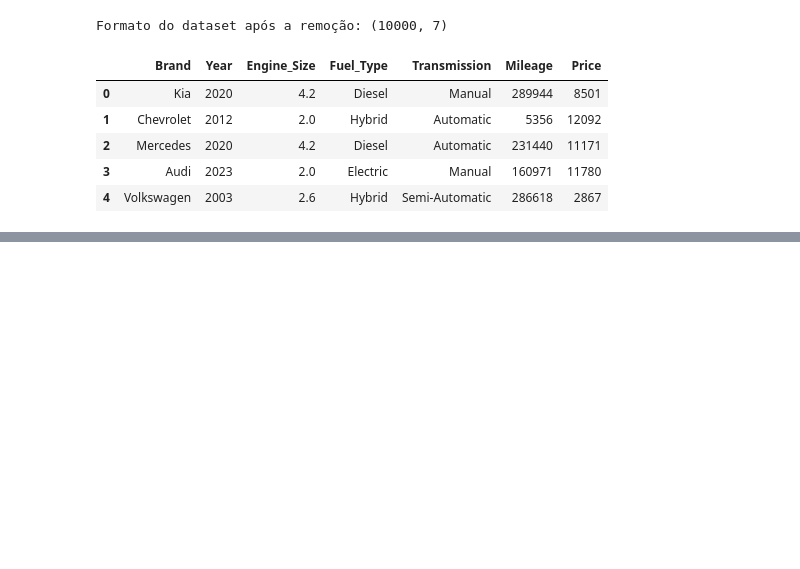
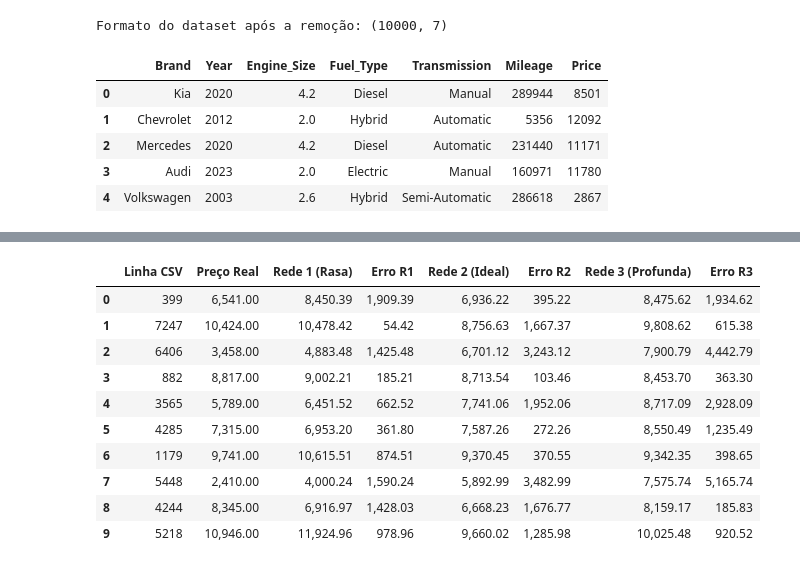
Before and after one commit to DanielMeloN/Prova_3i.a, a Jupyter notebook: prova3 i.a/car_price_analysis_novo.ipynb, the cells around one changed output, grey strips where cells are left out. Cells and saved outputs as stored; diff of their text form; code cells hidden in the pictures; blank space fills up the shorter version.

```diff
--- a/prova3 i.a/car_price_analysis_novo.ipynb
+++ b/prova3 i.a/car_price_analysis_novo.ipynb
@@ -838,0 +1124,71 @@ TESTE - Variância do Erro: 2722.4416
+# %%
+# ---------------------------------------------------------
+# BLOCO 5: Teste Prático com 10 Carros (Tabela Comparativa)
+# ---------------------------------------------------------
+
+# Selecionamos os 10 primeiros carros do conjunto de teste (que a rede nunca viu)
+qtd_carros = 10
+resultados = []
+
+for i in range(qtd_carros):
+    # AQUI: Pegamos o índice real da linha do dataset original (CSV)
+    linha_original = idx_teste[i]
+
+    # Pega as características do carro atual
+    carro_x = X_teste[i].reshape(1, -1)
+
+    # Pega o preço real normalizado e desnormaliza
+    preco_real_norm = y_teste[i][0]
+    preco_real = (preco_real_norm * desvio_y) + media_y
+
+    # Faz as 3 previsões
+    prev_norm_1 = rede1.forward(carro_x)[-1][0][0]
+    prev_norm_2 = rede2.forward(carro_x)[-1][0][0]
+    prev_norm_3 = rede3.forward(carro_x)[-1][0][0]
+
+    # Desnormaliza as previsões para Reais
+    prev_1 = (prev_norm_1 * desvio_y) + media_y
+    prev_2 = (prev_norm_2 * desvio_y) + media_y
+    prev_3 = (prev_norm_3 * desvio_y) + media_y
+
+    # Salva tudo em uma lista de dicionários
+    resultados.append({
+        "Linha CSV": linha_original,  # <-- NOVA COLUNA ADICIONADA AQUI
+        "Preço Real": preco_real,
+        "Rede 1 (Rasa)": prev_1,
+        "Erro R1": abs(preco_real - prev_1),
+        "Rede 2 (Ideal)": prev_2,
+        "Erro R2": abs(preco_real - prev_2),
+        "Rede 3 (Profunda)": prev_3,
+        "Erro R3": abs(preco_real - prev_3)
+    })
+
+# Cria um DataFrame (tabela) do Pandas para exibir os dados organizados
+df_resultados = pd.DataFrame(resultados)
+
+# Formata as colunas para exibir como dinheiro (R$ 0.00)
+formatacao_moeda = "{:,.2f}".format
+colunas_dinheiro = ["Preço Real", "Rede 1 (Rasa)", "Erro R1", "Rede 2 (Ideal)", "Erro R2", "Rede 3 (Profunda)", "Erro R3"]
+
+for col in colunas_dinheiro:
+    df_resultados[col] = df_resultados[col].apply(formatacao_moeda)
+
+# Exibe a Tabela
+print("-" * 90)
+print("             TABELA DE PREVISÕES: 10 CARROS DESCONHECIDOS")
+print("-" * 90)
+display(df_resultados) # No Jupyter, o 'display' plota uma tabela muito mais bonita que o 'print'
+
+# Exibe o veredito final (Média de erro nos 10 carros)
+erro_medio_1 = sum([float(r["Erro R1"]) for r in resultados]) / qtd_carros
+erro_medio_2 = sum([float(r["Erro R2"]) for r in resultados]) / qtd_carros
+erro_medio_3 = sum([float(r["Erro R3"]) for r in resultados]) / qtd_carros
+
+print("\n" + "=" * 55)
+print("VEREDITO FINAL: MÉDIA DE ERRO NESTES 10 CARROS")
+print("=" * 55)
+print(f"Rede 1 (Subajuste)   : Errou em média R$ {erro_medio_1:,.2f}")
+print(f"Rede 2 (Ideal)       : Errou em média R$ {erro_medio_2:,.2f}  <-- Melhor!")
+print(f"Rede 3 (Sobreajuste) : Errou em média R$ {erro_medio_3:,.2f}")
+print("=" * 55)
+# %% [output]
@@ -838,0 +1198,11 @@ TESTE - Variância do Erro: 2722.4416
+|  | Linha CSV | Preço Real | Rede 1 (Rasa) | Erro R1 | Rede 2 (Ideal) | Erro R2 | Rede 3 (Profunda) | Erro R3 |
+| 0 | 399 | 6,541.00 | 8,450.39 | 1,909.39 | 6,936.22 | 395.22 | 8,475.62 | 1,934.62 |
+| 1 | 7247 | 10,424.00 | 10,478.42 | 54.42 | 8,756.63 | 1,667.37 | 9,808.62 | 615.38 |
+| 2 | 6406 | 3,458.00 | 4,883.48 | 1,425.48 | 6,701.12 | 3,243.12 | 7,900.79 | 4,442.79 |
+| 3 | 882 | 8,817.00 | 9,002.21 | 185.21 | 8,713.54 | 103.46 | 8,453.70 | 363.30 |
+| 4 | 3565 | 5,789.00 | 6,451.52 | 662.52 | 7,741.06 | 1,952.06 | 8,717.09 | 2,928.09 |
+| 5 | 4285 | 7,315.00 | 6,953.20 | 361.80 | 7,587.26 | 272.26 | 8,550.49 | 1,235.49 |
+| 6 | 1179 | 9,741.00 | 10,615.51 | 874.51 | 9,370.45 | 370.55 | 9,342.35 | 398.65 |
+| 7 | 5448 | 2,410.00 | 4,000.24 | 1,590.24 | 5,892.99 | 3,482.99 | 7,575.74 | 5,165.74 |
+| 8 | 4244 | 8,345.00 | 6,916.97 | 1,428.03 | 6,668.23 | 1,676.77 | 8,159.17 | 185.83 |
+| 9 | 5218 | 10,946.00 | 11,924.96 | 978.96 | 9,660.02 | 1,285.98 | 10,025.48 | 920.52 |
```
Also changed, not shown: parts of 12 cells of this notebook.
